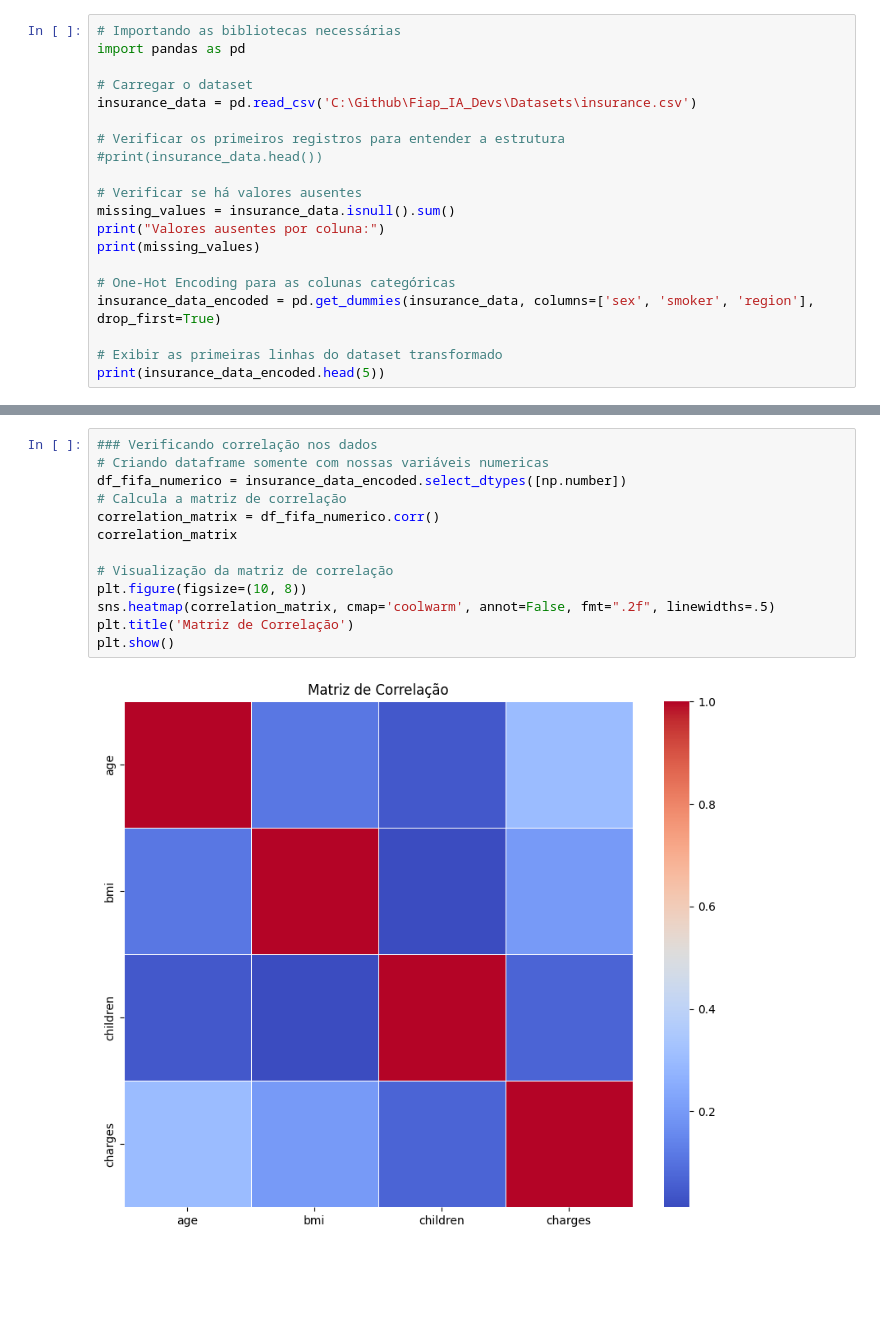
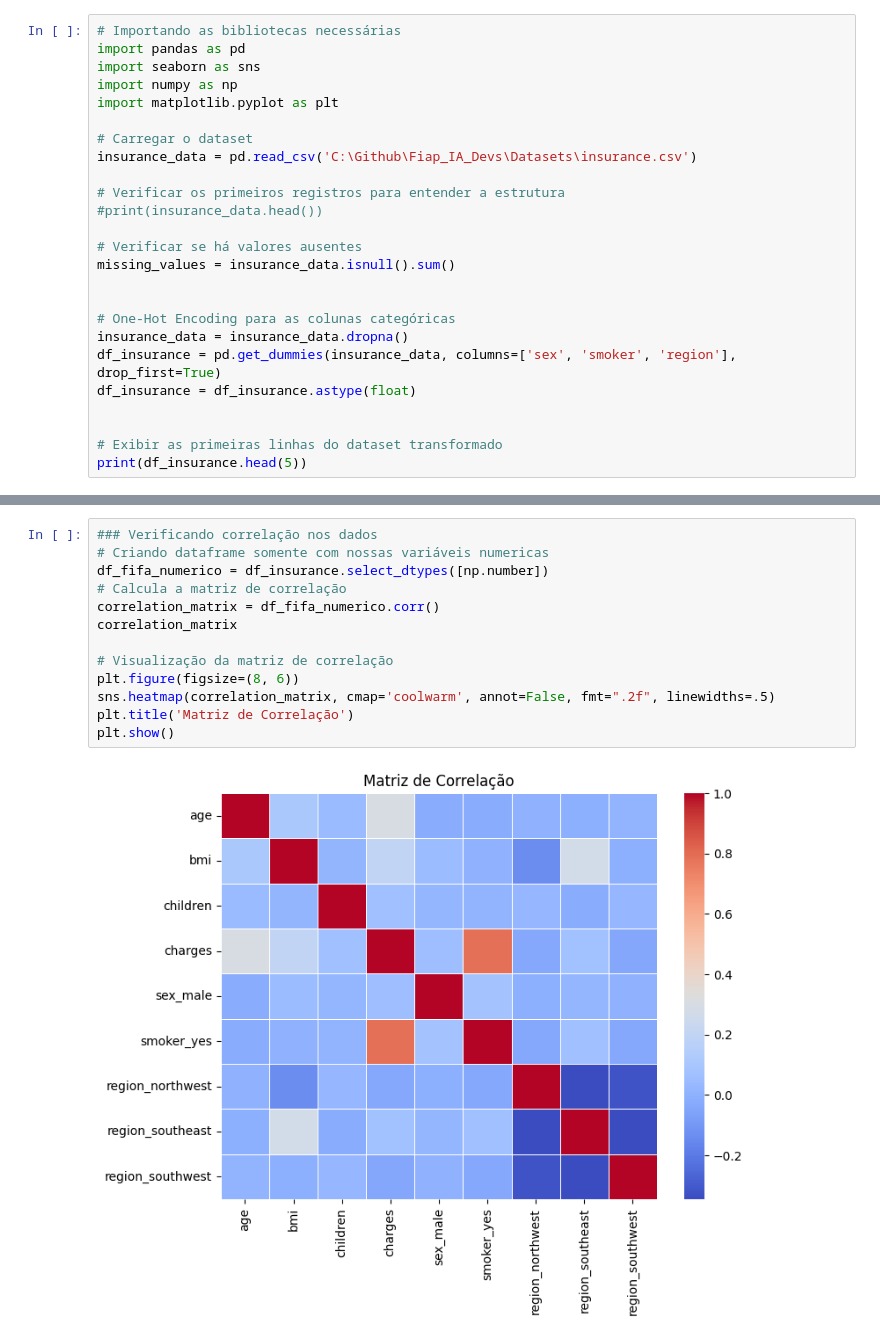
Before and after one commit to ps4science/Fiap_IA_Devs, a Jupyter notebook: pj_IA.ipynb, the cells around one changed output, grey strips where cells are left out. Drawn from its saved outputs; the diff is of its cells as text; blank space fills up the shorter version.

```diff
--- a/pj_IA.ipynb
+++ b/pj_IA.ipynb
@@ -1,6 +1,9 @@
 # %%
 # Importando as bibliotecas necessárias
 import pandas as pd
+import seaborn as sns
+import numpy as np
+import matplotlib.pyplot as plt
 
 # Carregar o dataset
 insurance_data = pd.read_csv('C:\Github\Fiap_IA_Devs\Datasets\insurance.csv')
@@ -10,12 +13,14 @@ insurance_data = pd.read_csv('C:\Github\Fiap_IA_Devs\Datasets\insurance.csv')
 
 # Verificar se há valores ausentes
 missing_values = insurance_data.isnull().sum()
-print("Valores ausentes por coluna:")
-print(missing_values)
+
 
 # One-Hot Encoding para as colunas categóricas
-insurance_data_encoded = pd.get_dummies(insurance_data, columns=['sex', 'smoker', 'region'], drop_first=True)
+insurance_data = insurance_data.dropna()
+df_insurance = pd.get_dummies(insurance_data, columns=['sex', 'smoker', 'region'], drop_first=True)
+df_insurance = df_insurance.astype(float)
+
 
 # Exibir as primeiras linhas do dataset transformado
-print(insurance_data_encoded.head(5))
+print(df_insurance.head(5))
 # %% [output]
@@ -56,15 +73,15 @@ import matplotlib.pyplot as plt
 # %%
 ### Verificando correlação nos dados
 # Criando dataframe somente com nossas variáveis numericas
-df_fifa_numerico = insurance_data_encoded.select_dtypes([np.number])
+df_fifa_numerico = df_insurance.select_dtypes([np.number])
 # Calcula a matriz de correlação
 correlation_matrix = df_fifa_numerico.corr()
 correlation_matrix
 
 # Visualização da matriz de correlação
-plt.figure(figsize=(10, 8))
+plt.figure(figsize=(8, 6))
 sns.heatmap(correlation_matrix, cmap='coolwarm', annot=False, fmt=".2f", linewidths=.5)
 plt.title('Matriz de Correlação')
 plt.show()
 # %% [output]
-[figure, old version]
+[figure, new version]
```
Also changed, not shown: parts of 16 cells of this notebook.
